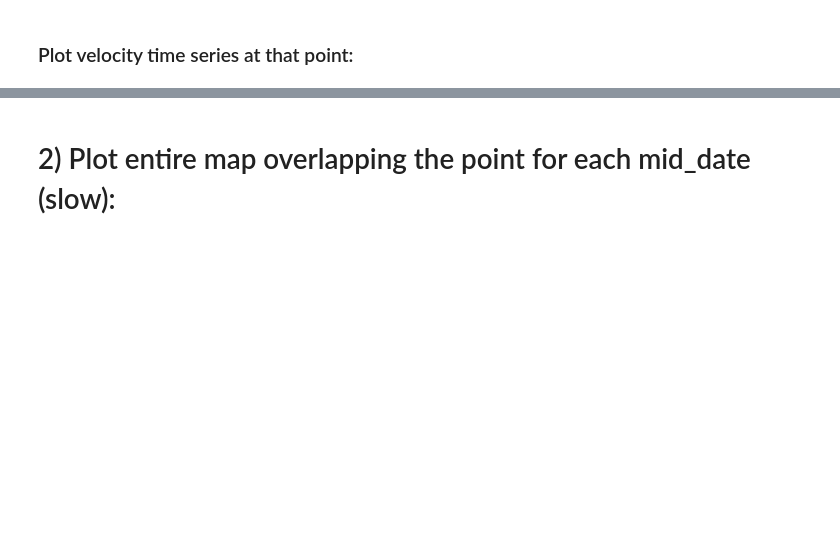
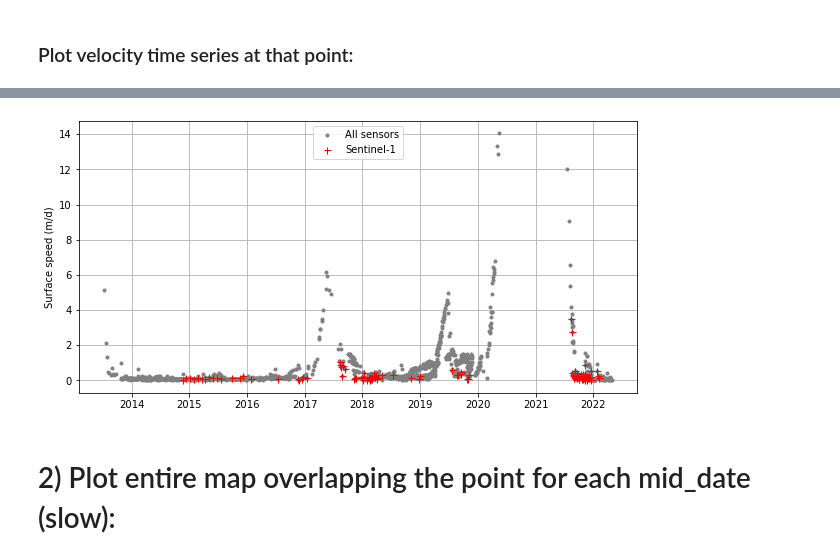
Before and after one commit to jukesliu/TG-surge, a Jupyter notebook: ITSLIVE_along_glacier_centerline.ipynb, the cells around one changed output, grey strips where cells are left out. Saved outputs shown, nothing was run; the diff lists cells and outputs as text; code cells hidden in the pictures; blank space fills up the shorter version.

```diff
--- a/ITSLIVE_along_glacier_centerline.ipynb
+++ b/ITSLIVE_along_glacier_centerline.ipynb
@@ -116,12 +135,14 @@ plot_by_sensor(ins3xr, pt_variable, 150) # max separation of 30 days
 # %%
 # Plot SAR vs. other
 plt.figure(figsize=(10,5))
-plt.plot(ins3xr.mid_date, myr_to_mday(pt_variable),'o', color='gray',markersize=3) # All
-plt.plot(mid_dates_SAR, myr_to_mday(var_SAR),'r+',markersize=7) # SAR
+plt.plot(ins3xr.mid_date, mytomd(pt_variable),'o', color='gray',markersize=3) # All
+plt.plot(mid_dates_SAR, mytomd(var_SAR),'r+',markersize=7) # SAR
 plt.ylabel('Surface speed (m/d)')
 plt.grid()
 plt.legend(['All sensors', 'Sentinel-1'],loc='upper center')
 plt.show()
+# %% [output]
+[figure, added]
 # %%
 # plt.plot(ins3xr.mid_date, ins3xr.satellite_img1, '.')
 # %% [markdown]
```
Also changed, not shown: parts of 8 cells of this notebook, 1 other file.
